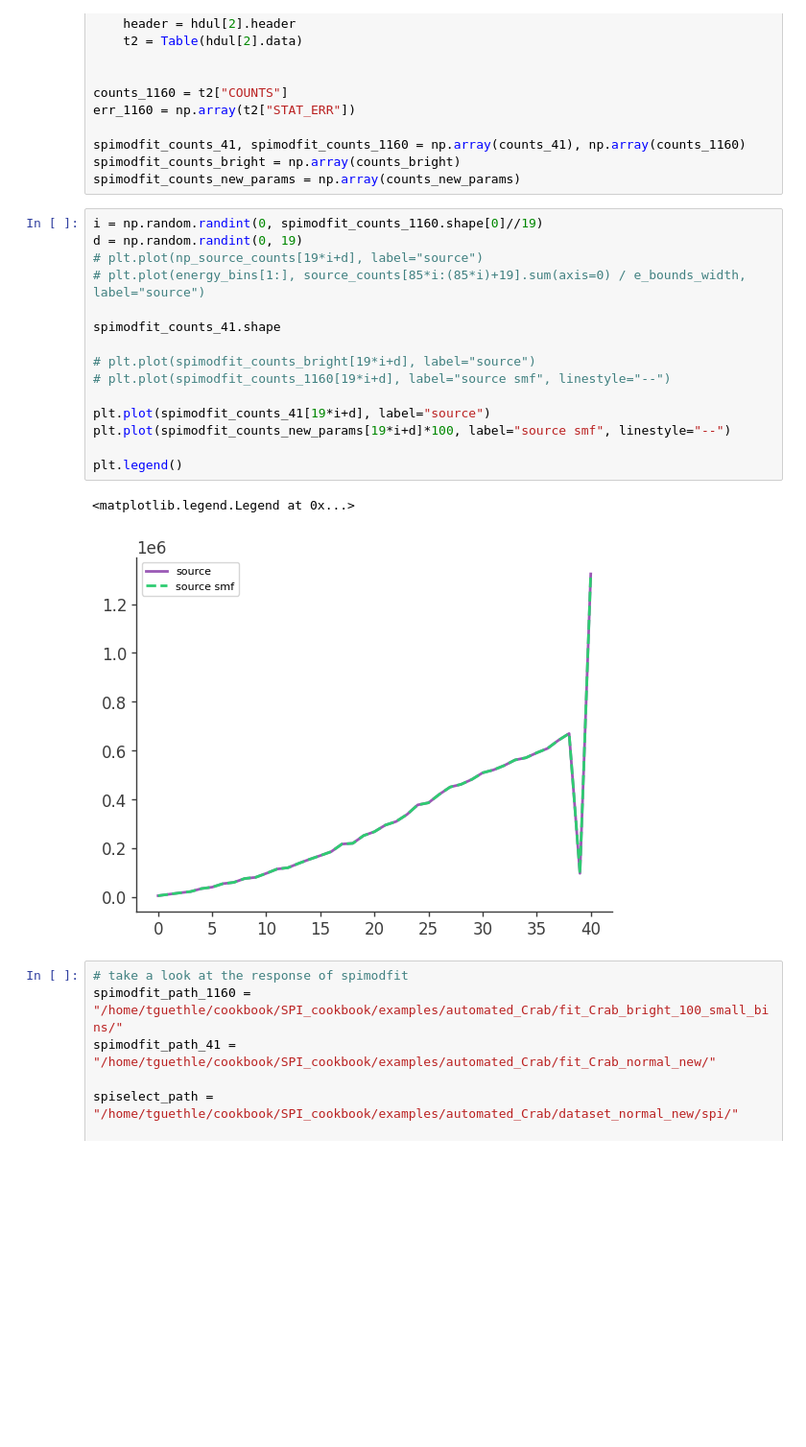
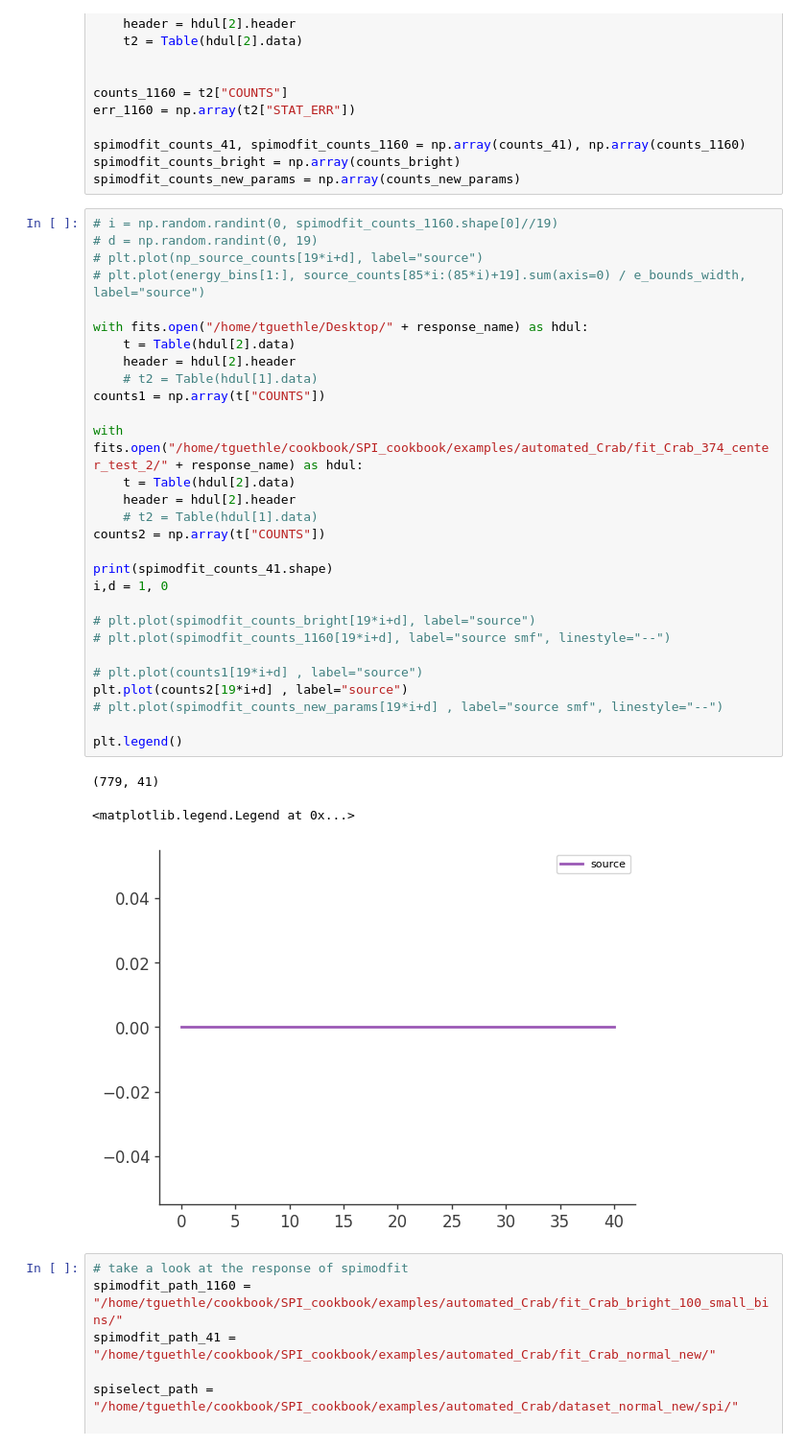
Before and after one commit to timmguthle/INTEGRAL-SPI, a Jupyter notebook: main_files/smf_simulations/compare_expected_counts.ipynb, the cells around one changed output. Shown at 96% size. Drawn from its saved outputs; the diff is of its cells as text; blank space fills up the shorter version.

```diff
--- a/main_files/smf_simulations/compare_expected_counts.ipynb
+++ b/main_files/smf_simulations/compare_expected_counts.ipynb
@@ -97,23 +75,38 @@ spimodfit_counts_41, spimodfit_counts_1160 = np.array(counts_41), np.array(count
 spimodfit_counts_bright = np.array(counts_bright)
 spimodfit_counts_new_params = np.array(counts_new_params)
 # %%
-i = np.random.randint(0, spimodfit_counts_1160.shape[0]//19)
-d = np.random.randint(0, 19)
+# i = np.random.randint(0, spimodfit_counts_1160.shape[0]//19)
+# d = np.random.randint(0, 19)
 # plt.plot(np_source_counts[19*i+d], label="source")
 # plt.plot(energy_bins[1:], source_counts[85*i:(85*i)+19].sum(axis=0) / e_bounds_width, label="source")
 
-spimodfit_counts_41.shape
+with fits.open("/home/tguethle/Desktop/" + response_name) as hdul:
+    t = Table(hdul[2].data)
+    header = hdul[2].header
+    # t2 = Table(hdul[1].data)
+counts1 = np.array(t["COUNTS"])
+
+with fits.open("/home/tguethle/cookbook/SPI_cookbook/examples/automated_Crab/fit_Crab_374_center_test_2/" + response_name) as hdul:
+    t = Table(hdul[2].data)
+    header = hdul[2].header
+    # t2 = Table(hdul[1].data)
+counts2 = np.array(t["COUNTS"])
+
+print(spimodfit_counts_41.shape)
+i,d = 1, 0
 
 # plt.plot(spimodfit_counts_bright[19*i+d], label="source")
 # plt.plot(spimodfit_counts_1160[19*i+d], label="source smf", linestyle="--")
 
-plt.plot(spimodfit_counts_41[19*i+d], label="source")
-plt.plot(spimodfit_counts_new_params[19*i+d]*100, label="source smf", linestyle="--")
+# plt.plot(counts1[19*i+d] , label="source")
+plt.plot(counts2[19*i+d] , label="source")
+# plt.plot(spimodfit_counts_new_params[19*i+d] , label="source smf", linestyle="--")
 
 plt.legend()
 # %% [output]
-<matplotlib.legend.Legend at 0x...>
+(779, 41)
+<matplotlib.legend.Legend at 0x...>
-[figure, old version]
+[figure, new version]
 # %%
 # take a look at the response of spimodfit
 spimodfit_path_1160 = "/home/tguethle/cookbook/SPI_cookbook/examples/automated_Crab/fit_Crab_bright_100_small_bins/"
```
Also changed, not shown: parts of 1 cell of this notebook, 31 other files.
